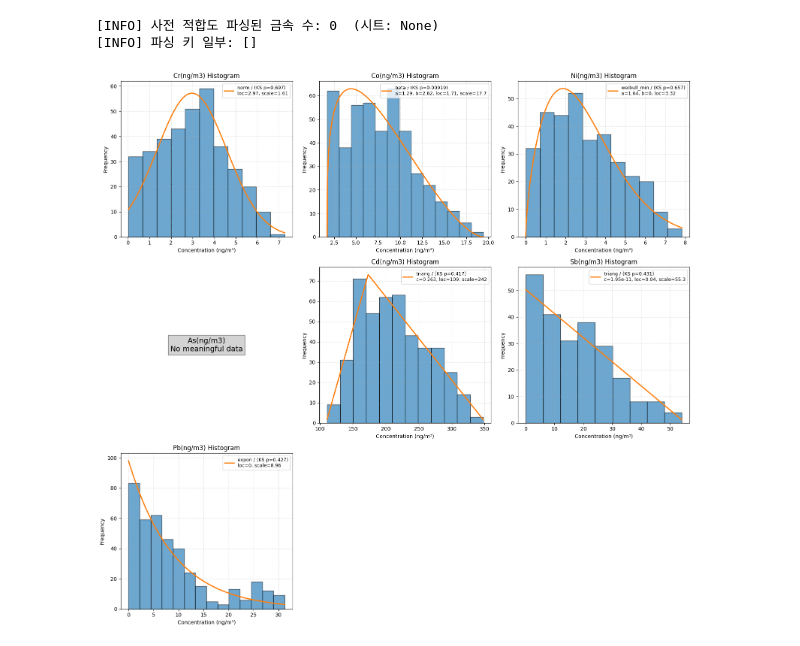
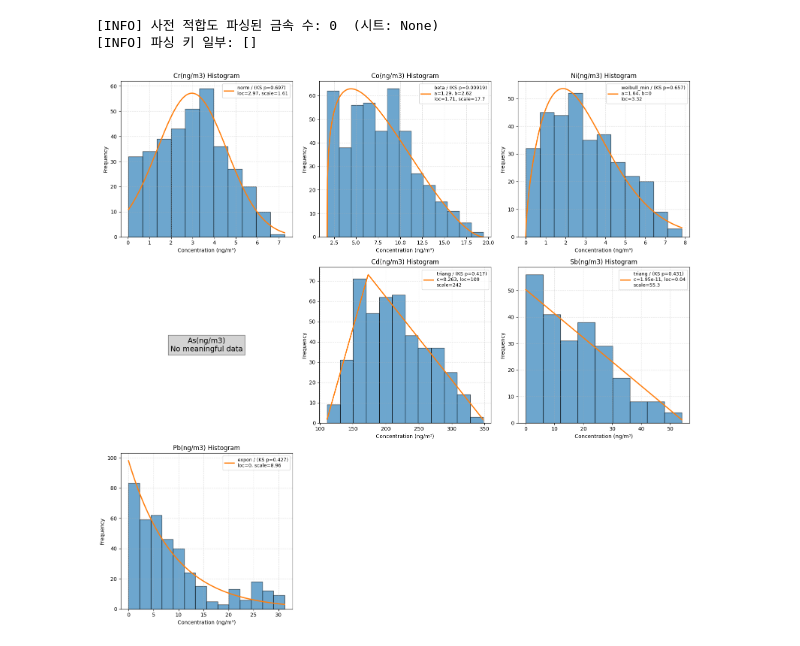
Before and after one commit to hyen0322/202508, a Jupyter notebook: [8.28] 분포 피팅.ipynb, the cells around one changed output. Saved outputs shown, nothing was run; the diff lists cells and outputs as text; code cells hidden in the pictures.

```diff
--- a/[8.28] 분포 피팅.ipynb
+++ b/[8.28] 분포 피팅.ipynb
@@ -20,12 +20,10 @@ TX_PATH  = '[8.28] Tx-적합도.xlsx'
 # 설정값
 SELECTION_POLICY = 'composite'
 
-# 복합 점수 가중치 (총합=1 권장)
-WEIGHTS = {
-    'ks_p': 0.5,   # 높을수록 우수
-    'ad':   0.3,   # 낮을수록 우수
-    'chi2': 0.2    # 낮을수록 우수
-}
+# 복합 점수 가중치
+WEIGHTS = {'ks_p': 0.5,   # 높을수록 우수
+           'ad':   0.3,   # 낮을수록 우수
+           'chi2': 0.2}   # 낮을수록 우수
 
 KS_P_THRESHOLD = 0.05
 FALLBACK_DIST  = ('lognorm', '로그 정규')
@@ -246,6 +243,12 @@ ncols = 3
 nrows = math.ceil(n / ncols)
 fig, axes = plt.subplots(nrows, ncols, figsize=(16, 5*nrows))
 axes = np.ravel(axes) if n > 1 else [axes]
+
+# 파라미터 줄바꿈 (항목 2개씩 줄바꿈)
+def wrap_params(text, per_line=2):
+    parts = [t.strip() for t in text.split(',') if t.strip()]
+    lines = [', '.join(parts[i:i+per_line]) for i in range(0, len(parts), per_line)]
+    return '\n'.join(lines)
 
 for i, col in enumerate(target_cols):
     ax = axes[i]
@@ -299,45 +302,48 @@ for i, col in enumerate(target_cols):
         dist = getattr(stats, best_scipy)
         pdf = dist.pdf(xgrid, *params) * N * bin_w  # 빈도 스케일
 
-        label = f"{best_scipy} / (KS p={p:.3g})\n{format_params(best_scipy, params)}"
+        # 라벨 생성: 전 금속 동일 규칙(파라미터 줄바꿈)
+        param_text = format_params(best_scipy, params)   # 저장용 원본
+        param_text_wrapped = wrap_params(param_text, per_line=2)
+        label = f"{best_scipy} / (KS p={p:.3g})\n{param_text_wrapped}"
+
         ax.plot(xgrid, pdf, lw=2.2, label=label)
-        ax.legend(fontsize=9, loc='best', frameon=True)
+        ax.legend(fontsize=9, loc='upper right', frameon=True)
 
         summary_rows.append({'Metal': col,
                              'ChosenDist(KOR)': best_kor,
                              'ChosenDist(SciPy)': best_scipy,
                              'KS_p (fit)': p,
-                             'Params': format_params(best_scipy, params),
+                             'Params': param_text,          # 저장은 줄바꿈 없는 원본으로
                              'N_used': N,
                              'bin_width_mean': bin_w,
                              'Policy': SELECTION_POLICY,
                              'TX_Sheet': used_sheet})
 
         # 선택 근거 저장
         if isinstance(chosen_table, pd.DataFrame) and '_score' in chosen_table.columns:
             ct = chosen_table.copy()
             ct['Metal'] = col
-            diagnostic_rows.append(ct[['Metal','분포','K-S P-값','A-D','카이제곱',
-                                       '_r_ks','_r_ad','_r_chi2','_score']].reset_index(drop=True))
+            diagnostic_rows.append(ct[['Metal','분포','K-S P-값','A-D','카이제곱','_r_ks','_r_ad','_r_chi2','_score']].reset_index(drop=True))
 
     except Exception as e:
         ax.text(0.5, 0.15, f"fit_error: {e}", ha='center', transform=ax.transAxes,
                 bbox=dict(facecolor='mistyrose', edgecolor='red'))
         summary_rows.append({'Metal': col,
                              'ChosenDist(KOR)': best_kor,
                              'ChosenDist(SciPy)': best_scipy,
                              'KS_p (fit)': np.nan,
                              'Params': f'fit_error: {e}',
                              'N_used': len(s),
                              'bin_width_mean': np.nan,
                              'Policy': SELECTION_POLICY,
                              'TX_Sheet': used_sheet})
 
-# 남는 축 숨김
+# 남는 축 숨기기
 for j in range(i+1, len(axes)):
     axes[j].set_visible(False)
 
 plt.tight_layout()
 plt.show()
 # %% [output]
-[figure, old version]
+[figure, new version]
```
Also changed, not shown: parts of 2 cells of this notebook.
